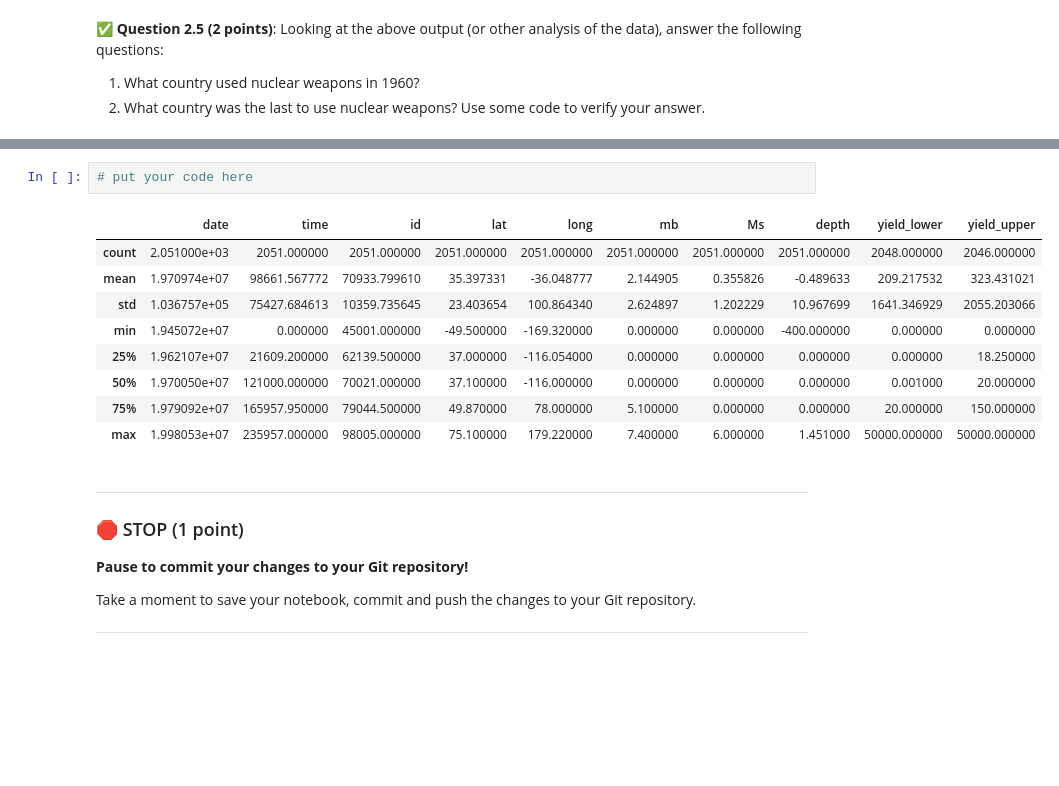
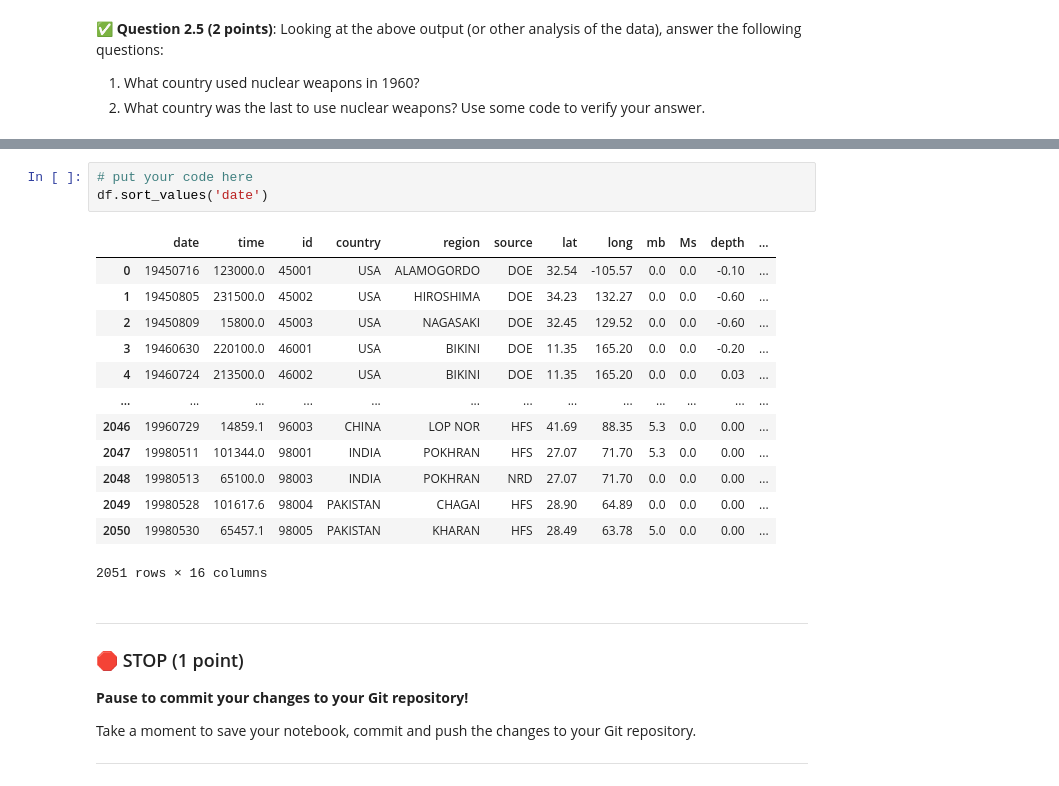
Before and after one commit to ilanberen/CMSE202-s26-turnin, a Jupyter notebook: midterm/CMSE202-Midterm-Section001-STUDENT-S26.ipynb, the cells around one changed output, grey strips where cells are left out. Drawn from its saved outputs; the diff is of its cells as text; blank space fills up the shorter version.

```diff
--- a/midterm/CMSE202-Midterm-Section001-STUDENT-S26.ipynb
+++ b/midterm/CMSE202-Midterm-Section001-STUDENT-S26.ipynb
@@ -186,15 +183,20 @@ _ = plt.xticks(rotation = 40) # This line rotates the ticks of the x-axis so tha
 # %%
 # put your code here
+df.sort_values('date')
 # %% [output]
-|  | date | time | id | lat | long | mb | Ms | depth | yield_lower | yield_upper |
-| count | 2.051000e+03 | 2051.000000 | 2051.000000 | 2051.000000 | 2051.000000 | 2051.000000 | 2051.000000 | 2051.000000 | 2048.000000 | 2046.000000 |
-| mean | 1.970974e+07 | 98661.567772 | 70933.799610 | 35.397331 | -36.048777 | 2.144905 | 0.355826 | -0.489633 | 209.217532 | 323.431021 |
-| std | 1.036757e+05 | 75427.684613 | 10359.735645 | 23.403654 | 100.864340 | 2.624897 | 1.202229 | 10.967699 | 1641.346929 | 2055.203066 |
-| min | 1.945072e+07 | 0.000000 | 45001.000000 | -49.500000 | -169.320000 | 0.000000 | 0.000000 | -400.000000 | 0.000000 | 0.000000 |
-| 25% | 1.962107e+07 | 21609.200000 | 62139.500000 | 37.000000 | -116.054000 | 0.000000 | 0.000000 | 0.000000 | 0.000000 | 18.250000 |
-| 50% | 1.970050e+07 | 121000.000000 | 70021.000000 | 37.100000 | -116.000000 | 0.000000 | 0.000000 | 0.000000 | 0.001000 | 20.000000 |
-| 75% | 1.979092e+07 | 165957.950000 | 79044.500000 | 49.870000 | 78.000000 | 5.100000 | 0.000000 | 0.000000 | 20.000000 | 150.000000 |
-| max | 1.998053e+07 | 235957.000000 | 98005.000000 | 75.100000 | 179.220000 | 7.400000 | 6.000000 | 1.451000 | 50000.000000 | 50000.000000 |
+|  | date | time | id | country | region | source | lat | long | mb | Ms | depth | ... |
+| 0 | 19450716 | 123000.0 | 45001 | USA | ALAMOGORDO | DOE | 32.54 | -105.57 | 0.0 | 0.0 | -0.10 | ... |
+| 1 | 19450805 | 231500.0 | 45002 | USA | HIROSHIMA | DOE | 34.23 | 132.27 | 0.0 | 0.0 | -0.60 | ... |
+| 2 | 19450809 | 15800.0 | 45003 | USA | NAGASAKI | DOE | 32.45 | 129.52 | 0.0 | 0.0 | -0.60 | ... |
+| 3 | 19460630 | 220100.0 | 46001 | USA | BIKINI | DOE | 11.35 | 165.20 | 0.0 | 0.0 | -0.20 | ... |
+| 4 | 19460724 | 213500.0 | 46002 | USA | BIKINI | DOE | 11.35 | 165.20 | 0.0 | 0.0 | 0.03 | ... |
+| ... | ... | ... | ... | ... | ... | ... | ... | ... | ... | ... | ... | ... |
+| 2046 | 19960729 | 14859.1 | 96003 | CHINA | LOP NOR | HFS | 41.69 | 88.35 | 5.3 | 0.0 | 0.00 | ... |
+| 2047 | 19980511 | 101344.0 | 98001 | INDIA | POKHRAN | HFS | 27.07 | 71.70 | 5.3 | 0.0 | 0.00 | ... |
+| 2048 | 19980513 | 65100.0 | 98003 | INDIA | POKHRAN | NRD | 27.07 | 71.70 | 0.0 | 0.0 | 0.00 | ... |
+| 2049 | 19980528 | 101617.6 | 98004 | PAKISTAN | CHAGAI | HFS | 28.90 | 64.89 | 0.0 | 0.0 | 0.00 | ... |
+| 2050 | 19980530 | 65457.1 | 98005 | PAKISTAN | KHARAN | HFS | 28.49 | 63.78 | 5.0 | 0.0 | 0.00 | ... |
+2051 rows × 16 columns
 # %% [markdown]
 ---
 ### &#128721; STOP (1 point)
```
Also changed, not shown: parts of 3 cells of this notebook.
